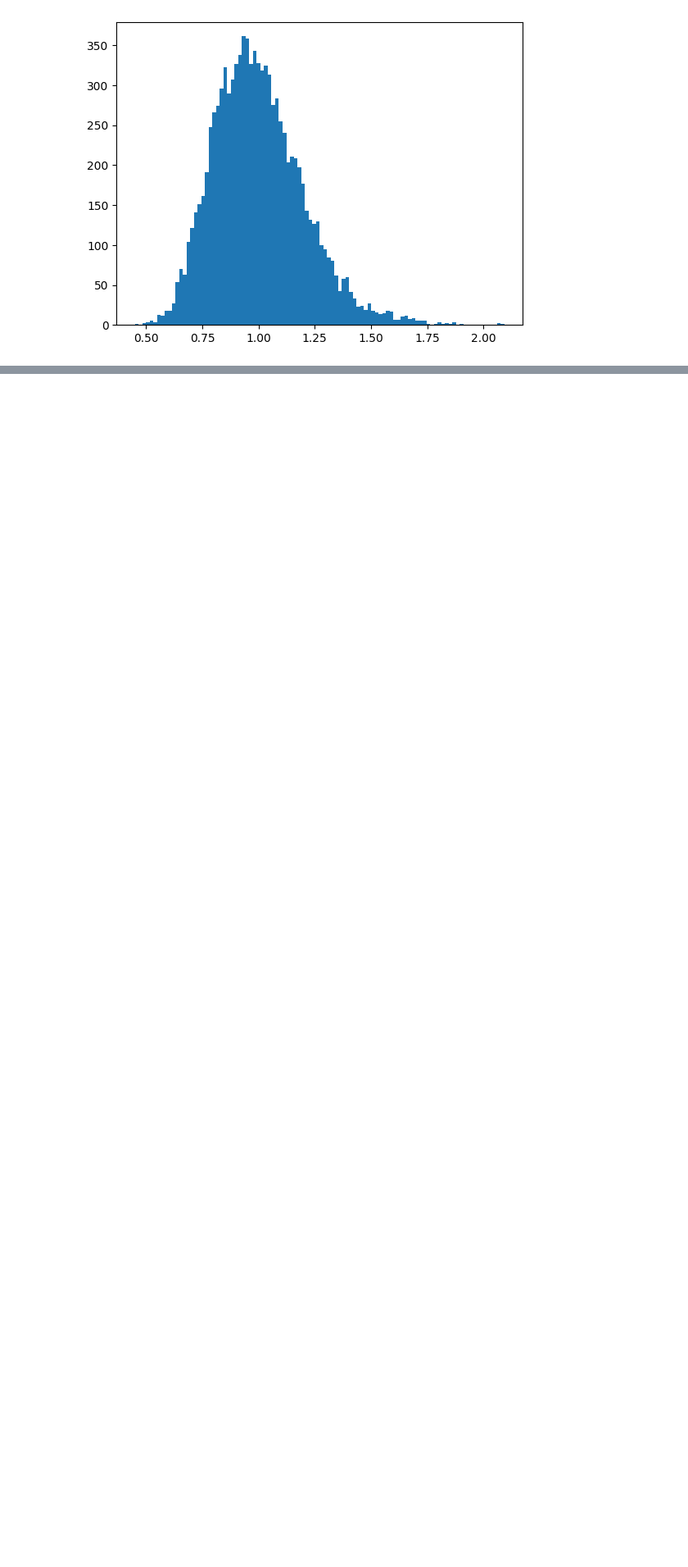
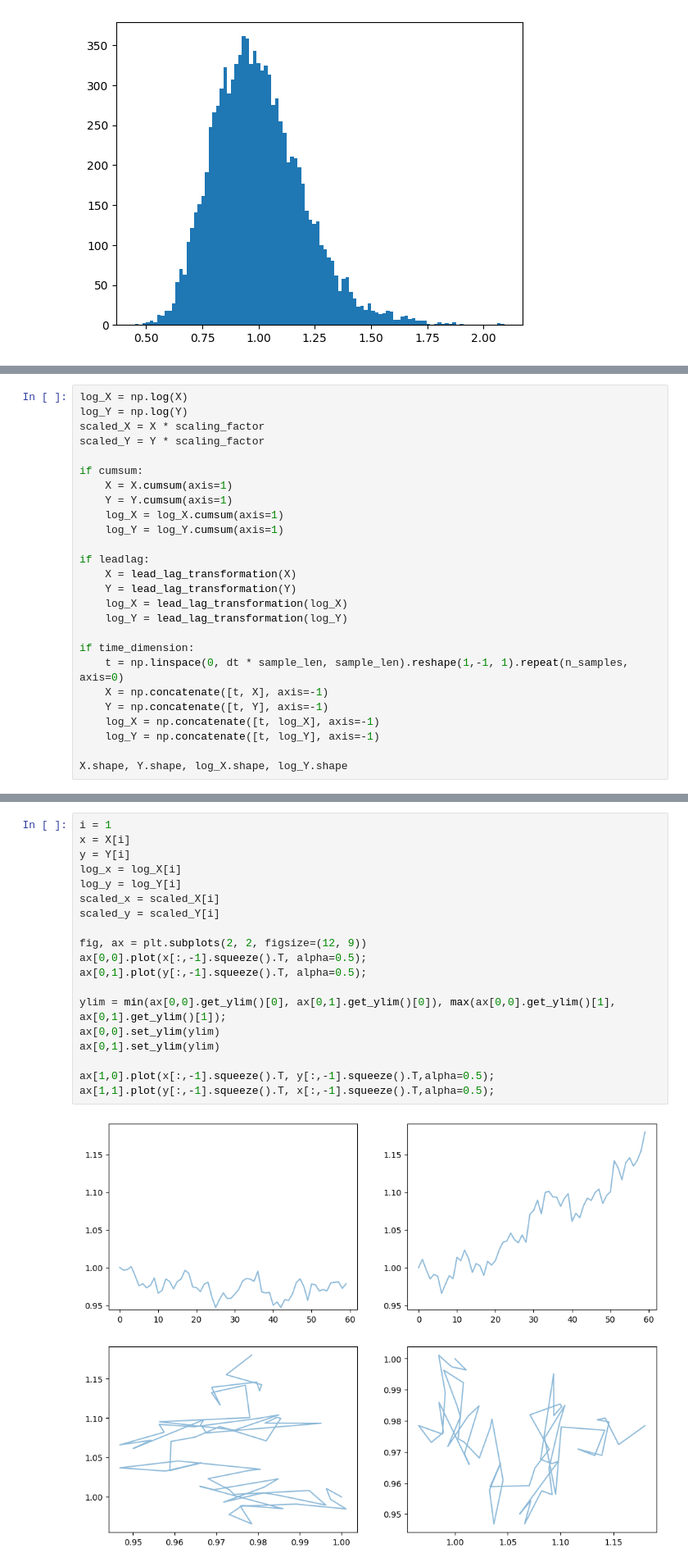
Before and after one commit to luchungi/ds3_kernel_testing, a Jupyter notebook: ksig_breakdown.ipynb, the cells around one changed output, grey strips where cells are left out. Shown: that part at 82% size. Drawn from its saved outputs; the diff is of its cells as text; blank space fills up the shorter version.

```diff
--- a/ksig_breakdown.ipynb
+++ b/ksig_breakdown.ipynb
@@ -962,0 +1004,26 @@ plt.hist(Z_sq_sum, bins=100);
+# %%
+log_X = np.log(X)
+log_Y = np.log(Y)
+scaled_X = X * scaling_factor
+scaled_Y = Y * scaling_factor
+
+if cumsum:
+    X = X.cumsum(axis=1)
+    Y = Y.cumsum(axis=1)
+    log_X = log_X.cumsum(axis=1)
+    log_Y = log_Y.cumsum(axis=1)
+
+if leadlag:
+    X = lead_lag_transformation(X)
+    Y = lead_lag_transformation(Y)
+    log_X = lead_lag_transformation(log_X)
+    log_Y = lead_lag_transformation(log_Y)
+
+if time_dimension:
+    t = np.linspace(0, dt * sample_len, sample_len).reshape(1,-1, 1).repeat(n_samples, axis=0)
+    X = np.concatenate([t, X], axis=-1)
+    Y = np.concatenate([t, Y], axis=-1)
+    log_X = np.concatenate([t, log_X], axis=-1)
+    log_Y = np.concatenate([t, log_Y], axis=-1)
+
+X.shape, Y.shape, log_X.shape, log_Y.shape
@@ -962,0 +1032,21 @@ plt.hist(Z_sq_sum, bins=100);
+# %%
+i = 1
+x = X[i]
+y = Y[i]
+log_x = log_X[i]
+log_y = log_Y[i]
+scaled_x = scaled_X[i]
+scaled_y = scaled_Y[i]
+
+fig, ax = plt.subplots(2, 2, figsize=(12, 9))
+ax[0,0].plot(x[:,-1].squeeze().T, alpha=0.5);
+ax[0,1].plot(y[:,-1].squeeze().T, alpha=0.5);
+
+ylim = min(ax[0,0].get_ylim()[0], ax[0,1].get_ylim()[0]), max(ax[0,0].get_ylim()[1], ax[0,1].get_ylim()[1]);
+ax[0,0].set_ylim(ylim)
+ax[0,1].set_ylim(ylim)
+
+ax[1,0].plot(x[:,-1].squeeze().T, y[:,-1].squeeze().T,alpha=0.5);
+ax[1,1].plot(y[:,-1].squeeze().T, x[:,-1].squeeze().T,alpha=0.5);
+# %% [output]
+[figure, added]
```
Also changed, not shown: parts of 25 cells of this notebook.
